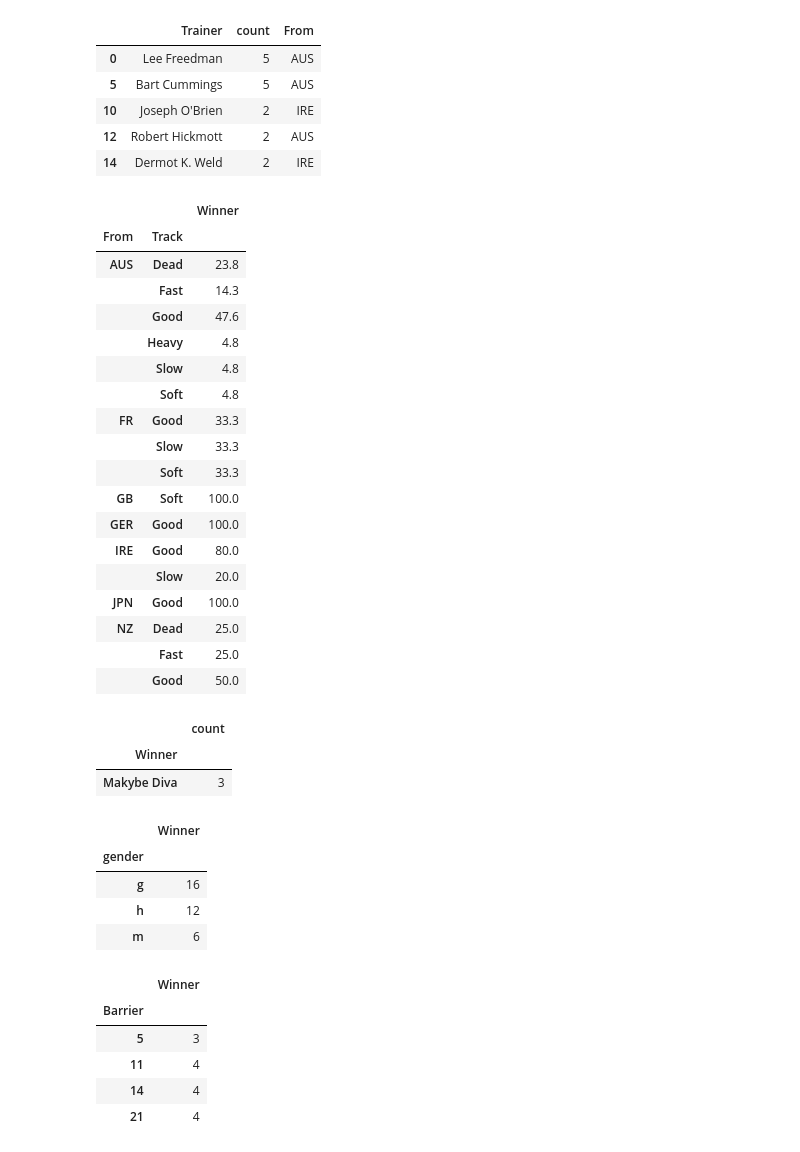
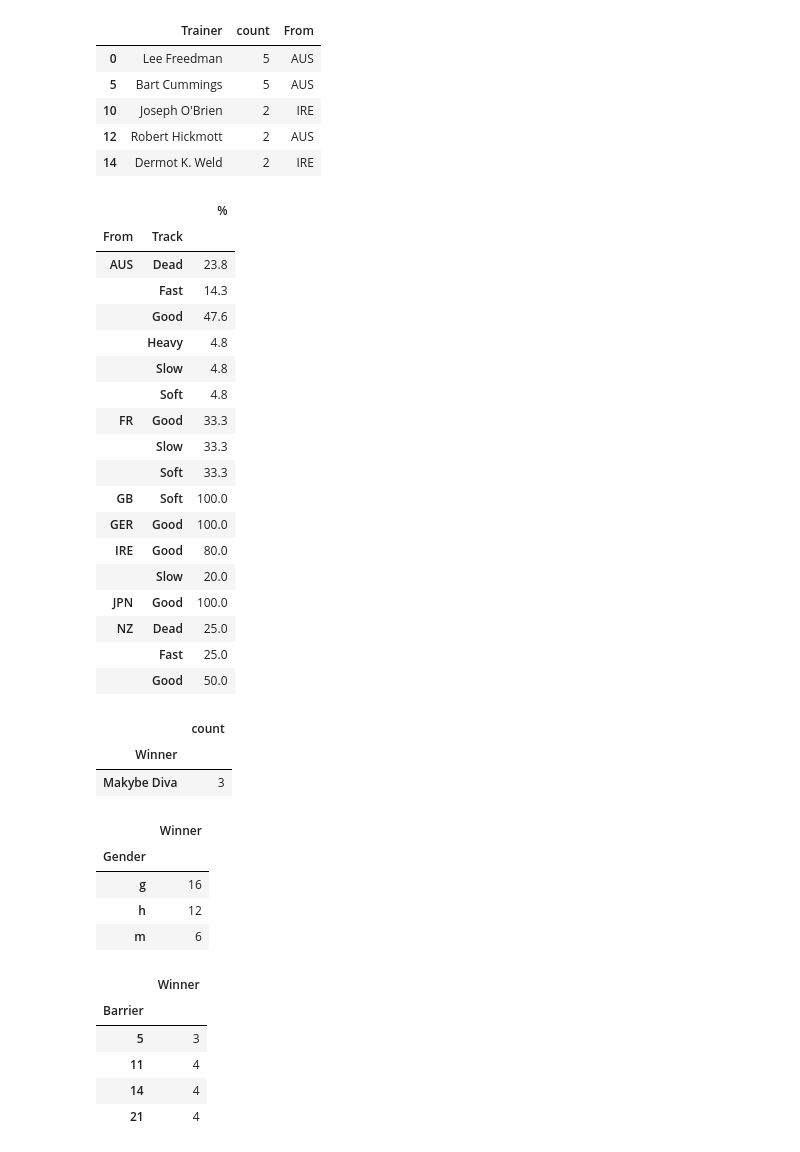
Before and after one commit to ben05allen/Melbourne_Cup, a Jupyter notebook: races.ipynb, the cells around one changed output. Cells and saved outputs as stored; diff of their text form; code cells hidden in the pictures.

```diff
--- a/races.ipynb
+++ b/races.ipynb
@@ -6,7 +6,7 @@ pd.__version__
 '2.1.2'
 # %%
 df = pd.read_csv('Races.csv')
-df[['Age','gender']] = df['Age'].str.extract(r'(\d+)([ghm])')
+df[['Age','Gender']] = df['Age'].str.extract(r'(\d+)([ghm])')
 df['Barrier'] = np.abs(df['Barrier'].astype(int))
 df['Time'] = pd.to_timedelta('00:' + df['Time'])
 # %%
@@ -38,10 +38,10 @@ df['Trainer'].value_counts().sort_values(ascending=False).to_frame().merge(df[['
 | 12 | Robert Hickmott | 2 | AUS |
 | 14 | Dermot K. Weld | 2 | IRE |
 # %%
-proportions = df.groupby(['From', 'Track'])[['Winner']].count()
+proportions = df.groupby(['From', 'Track'])[['Winner']].count().rename(columns={'Winner': '%'})
 (100 * proportions / proportions.groupby(['From']).transform("sum")).round(1)
 # %% [output]
-|  |  | Winner |
+|  |  | % |
 | From | Track |  |
 | AUS | Dead | 23.8 |
 |  | Fast | 14.3 |
@@ -67,10 +67,10 @@ df['Winner'].value_counts().to_frame().query('count>1')
 | Winner |  |
 | Makybe Diva | 3 |
 # %%
-df.drop_duplicates('Winner').groupby('gender')[['Winner']].count()
+df.drop_duplicates('Winner').groupby('Gender')[['Winner']].count()
 # %% [output]
 |  | Winner |
-| gender |  |
+| Gender |  |
 | g | 16 |
 | h | 12 |
 | m | 6 |
```
